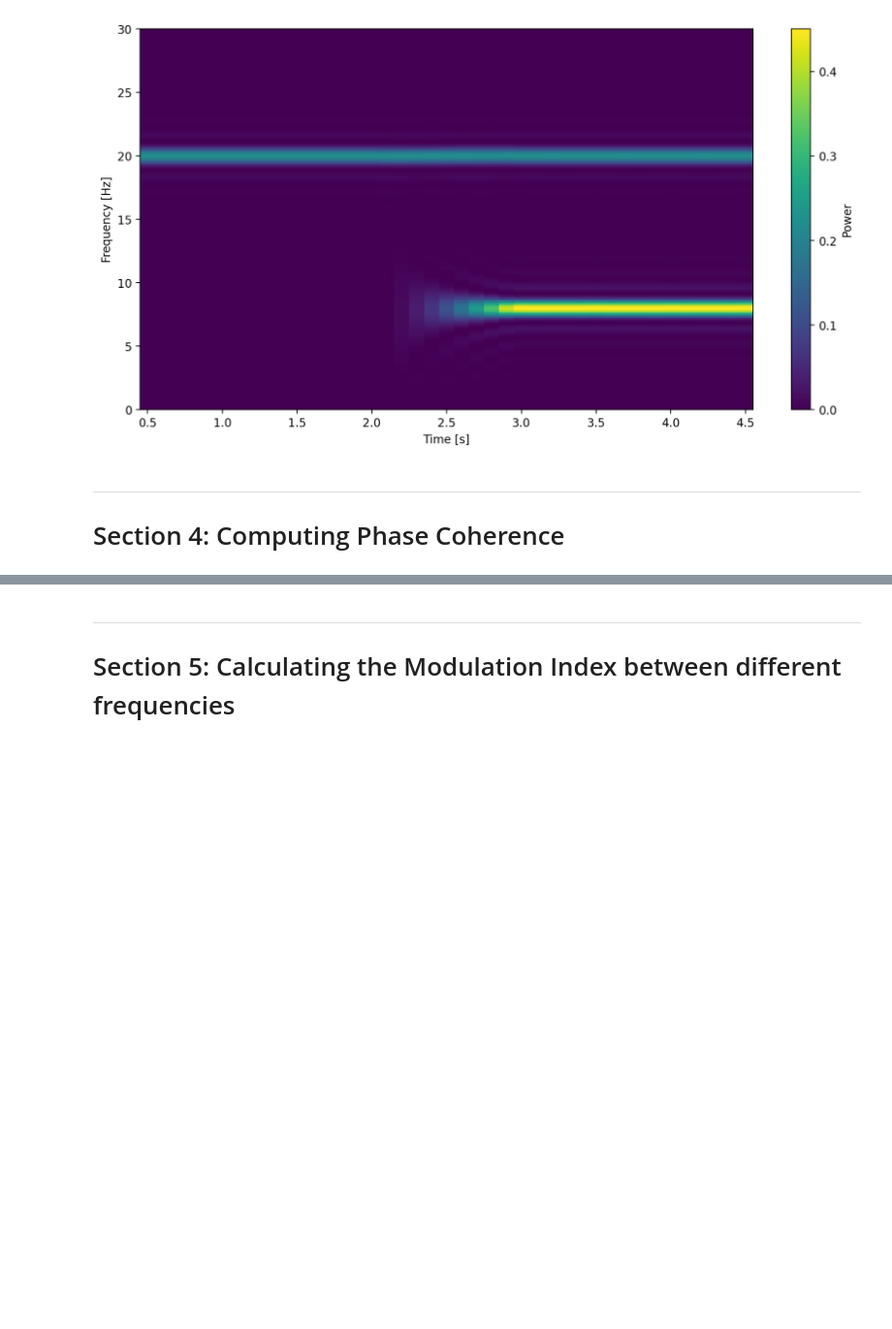
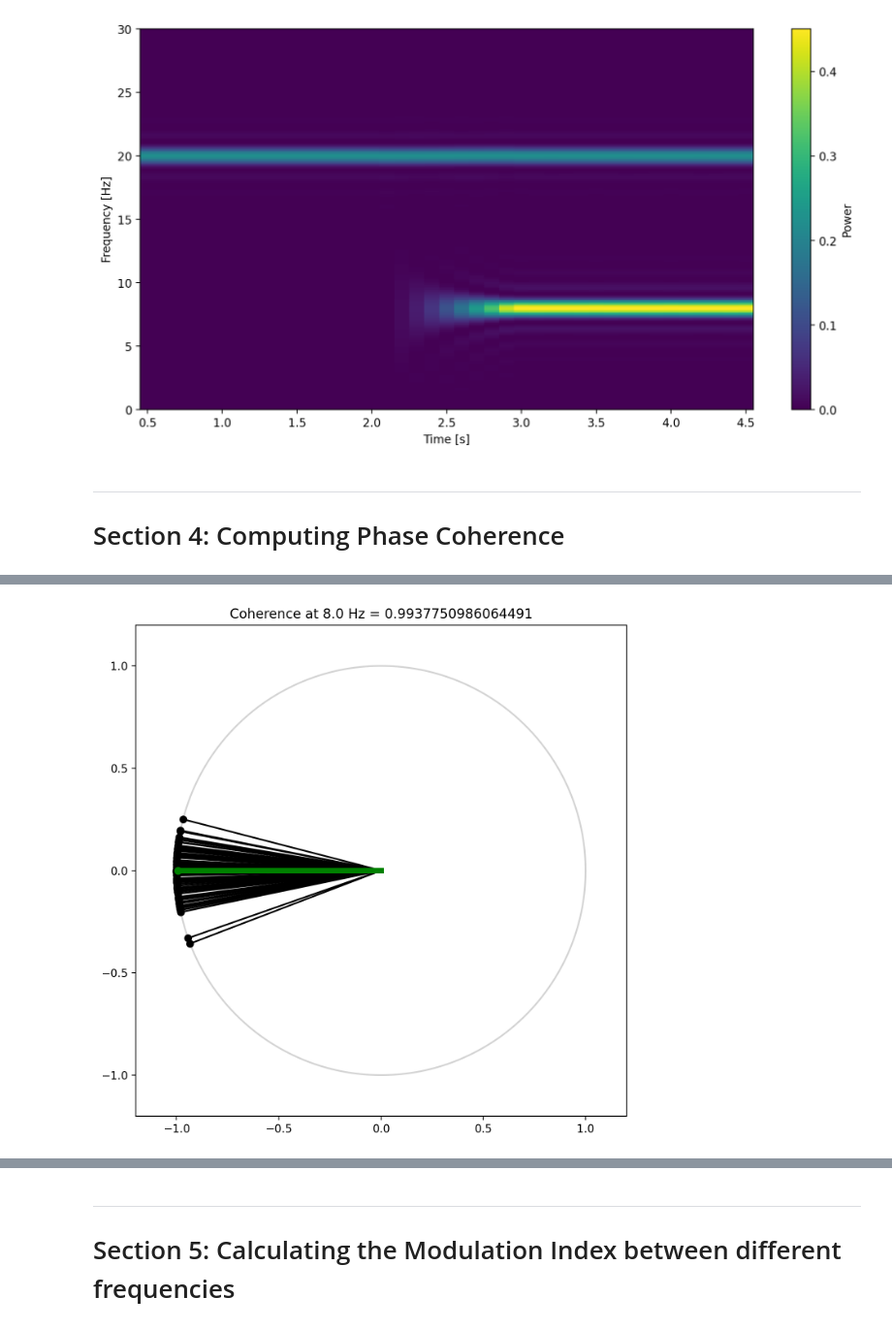
Before and after one commit to lucaase/LFP-analysis-HS, a Jupyter notebook: Course-Notebook.ipynb, the cells around one changed output, grey strips where cells are left out. Shown at 97% size. Drawn from its saved outputs; the diff is of its cells as text; code cells hidden in the pictures; blank space fills up the shorter version.

```diff
--- a/Course-Notebook.ipynb
+++ b/Course-Notebook.ipynb
@@ -419,0 +555,46 @@ plt.colorbar(label='Power');
+# %%
+import pylab as pl          # figure animations
+from IPython import display # display tools
+from time import sleep      # pause function
+
+srate = 1000 # sampling rate
+dt    = 1./srate # sampling interval
+t     = np.arange(dt,4.000001,dt) # time vector
+f     = 8. # Fourier kernel frequency
+
+plt.figure(figsize=(8,8))
+plt.axis('square')
+# Polar plot
+circle = np.exp(1j*np.linspace(0,2*np.pi,1000))
+plt.plot(circle.real,circle.imag,'lightgrey')
+
+nF_XYAll = np.empty(100)
+for ntrial in range(100):
+    phi   = -np.deg2rad(180)+0.1*np.random.randn()
+    X = 4*np.sin(2*np.pi*8*t)+1.*np.random.randn(len(t))
+    Y = 0.5*np.sin(2*np.pi*8*t+phi)+1.*np.random.randn(len(t))
+    K = np.exp(-1j*2*np.pi*f*t) # Fourier kernel
+    F_X = np.mean(X*K) # Fourier transform of X
+    F_Y = np.mean(Y*K) # Fourier transform of Y
+    # Unitary fourier transforms
+    nF_X = F_X/abs(F_X)
+    nF_Y = F_Y/abs(F_Y)
+    # Unitary vector with angle differences
+    nF_XY = nF_X*np.conjugate(nF_Y)
+    nF_XYAll[ntrial] = nF_XY
+
+    plt.plot([0,np.real(nF_XY)],[0,np.imag(nF_XY)],'k')
+    plt.plot(np.real(nF_XY),np.imag(nF_XY),'ko')
+    plt.title('#trial = '+str(ntrial))
+    plt.xlim([-1.2,1.2])
+    plt.ylim([-1.2,1.2])
+    display.display(pl.gcf())
+    display.clear_output(wait=True)
+
+CXYVector = np.mean(nF_XYAll)
+CXY = abs(CXYVector)
+plt.plot([0,np.real(CXYVector)],[0,np.imag(CXYVector)],'g',linewidth=5)
+plt.plot(np.real(CXYVector),np.imag(CXYVector),'go')
+plt.title('Coherence at '+str(f)+' Hz = '+str(CXY));
+# %% [output]
+[figure, added]
```
Also changed, not shown: parts of 6 cells of this notebook.
